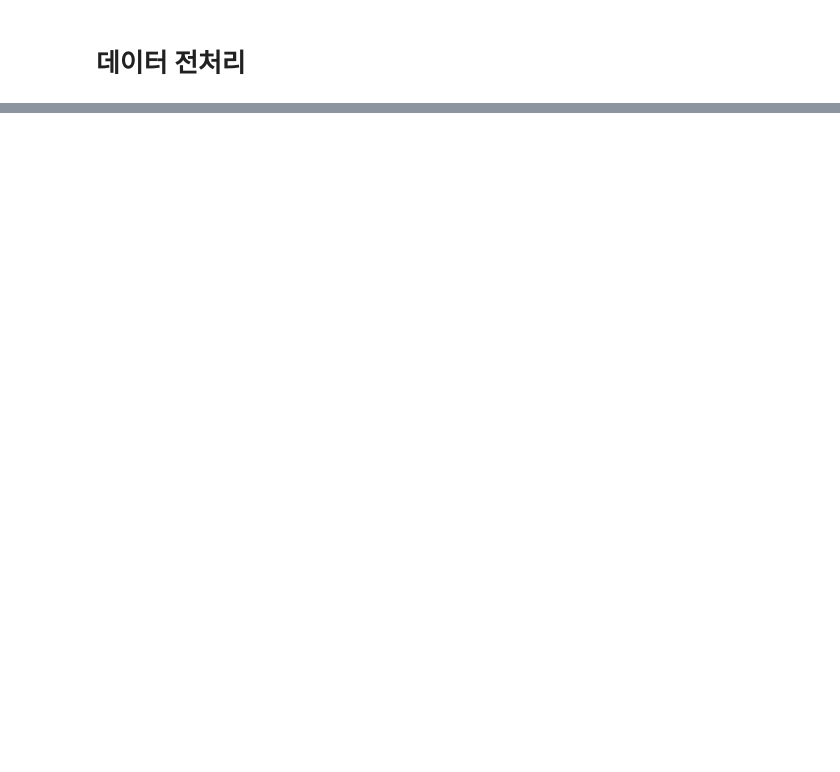
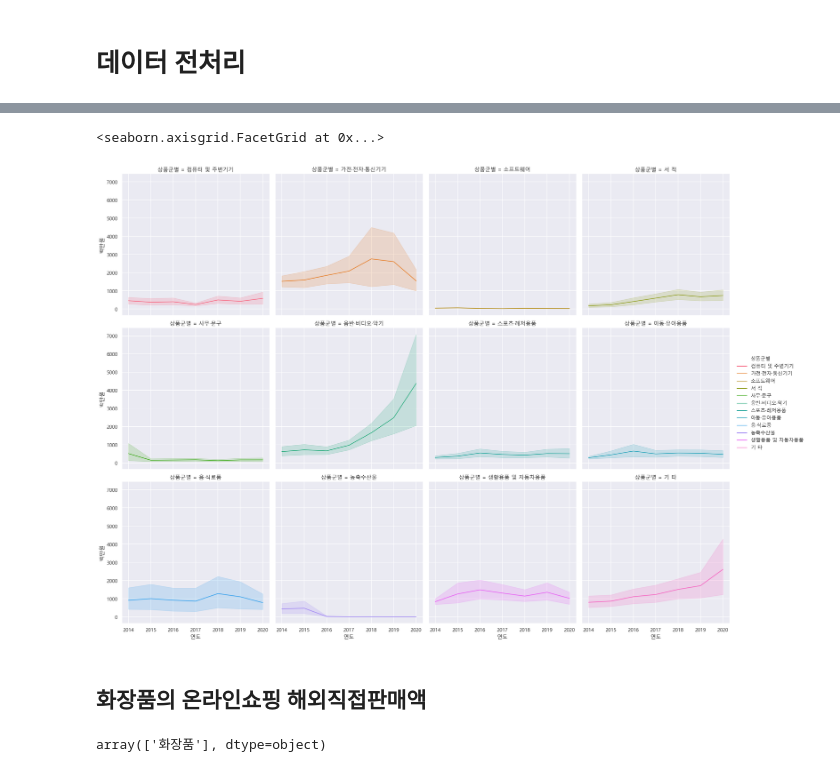
Before and after one commit to Hugekyung/TIL, a Jupyter notebook: data_analysis/온라인쇼핑_데이터분석.ipynb, the cells around one changed output, grey strips where cells are left out. Cells and saved outputs as stored; diff of their text form; code cells hidden in the pictures; blank space fills up the shorter version.

```diff
--- a/data_analysis/온라인쇼핑_데이터분석.ipynb
+++ b/data_analysis/온라인쇼핑_데이터분석.ipynb
@@ -138,0 +237,16 @@ memory usage: 474.7+ KB
+# %%
+df_sub = df_total[-df_total['상품군별'].isin(['화장품', '의류 및 패션 관련상품'])].copy() # 화장품 제거
+# %%
+# 화장품, 패션관련상품을 제외한 그래프 작성
+sns.relplot(data=df_sub, x='연도', y='백만원', hue='상품군별', kind='line', col='상품군별', col_wrap=4)
+# %% [output]
+<seaborn.axisgrid.FacetGrid at 0x...>
+[figure, added]
+# %% [markdown]
+## 화장품의 온라인쇼핑 해외직접판매액
+# %%
+# 화장품 데이터만 가져오기
+df_cosmetic = df_total[df_total['상품군별'] == '화장품'].copy()
+df_cosmetic['상품군별'].unique()
+# %% [output]
+array(['화장품'], dtype=object)
```
Also changed, not shown: parts of 47 cells of this notebook.
